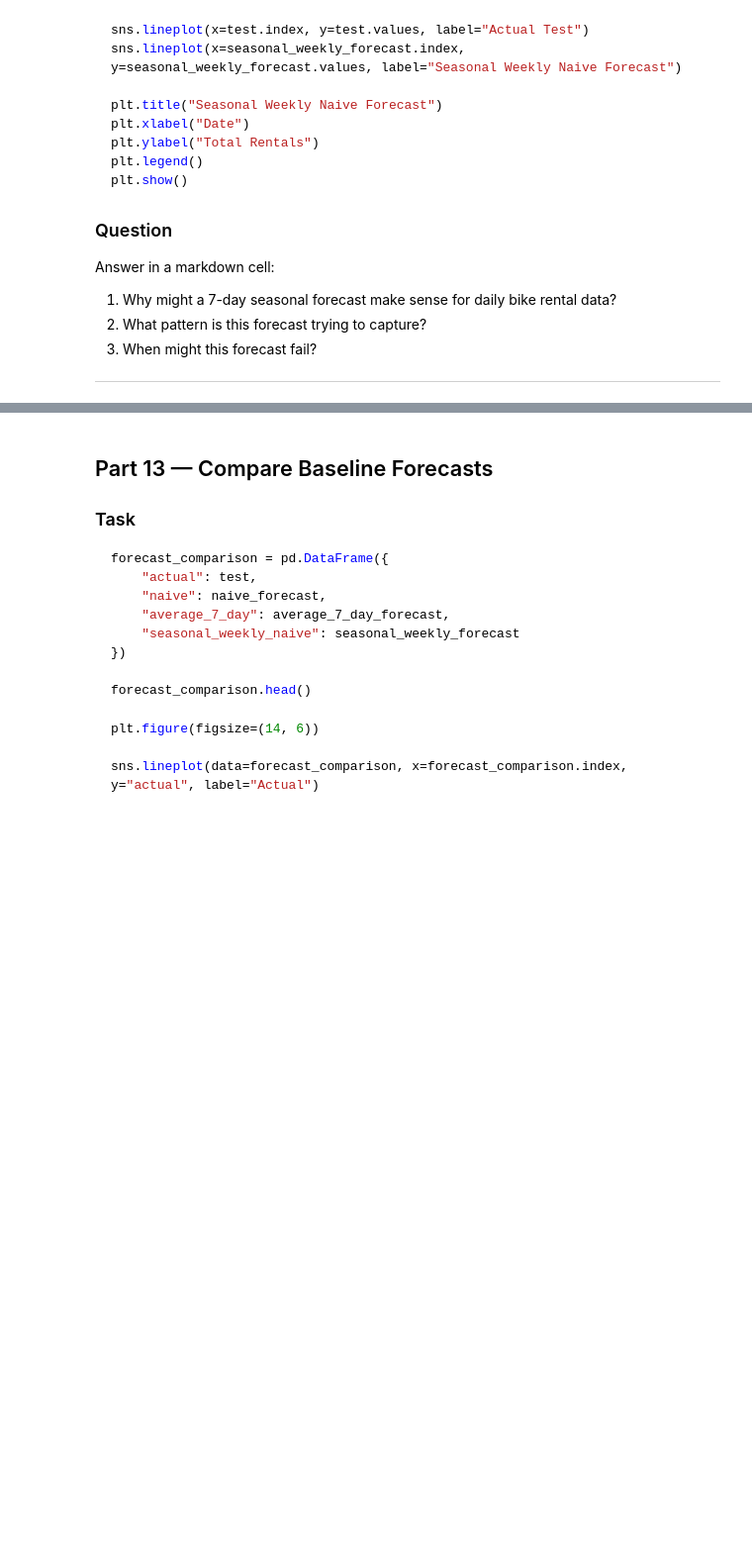
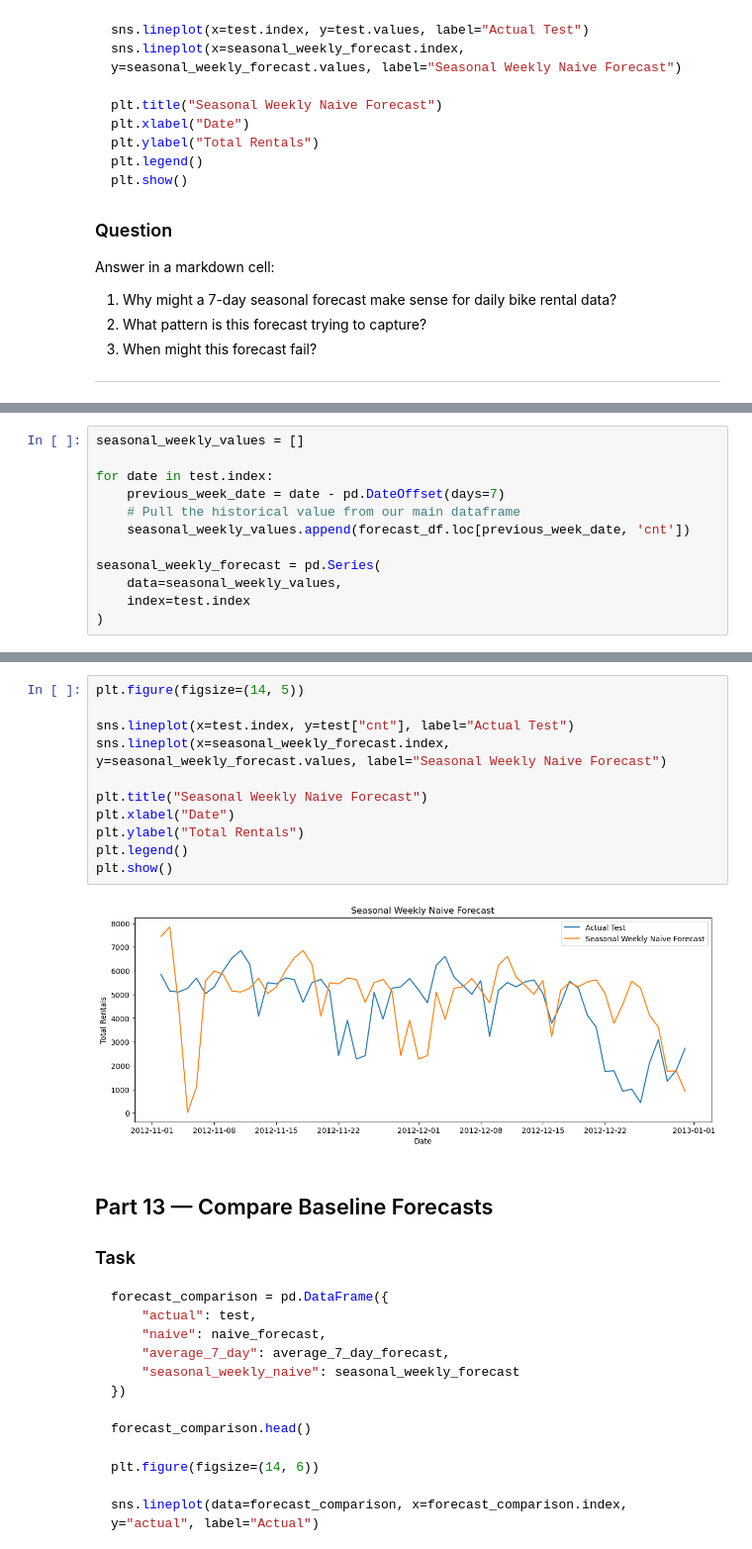
Before and after one commit to GregConfessore/lab-13-time-series, a Jupyter notebook: notebooks/starter-code.ipynb, the cells around one changed output, grey strips where cells are left out. Shown at 99% size. Drawn from its saved outputs; the diff is of its cells as text; blank space fills up the shorter version.

```diff
--- a/notebooks/starter-code.ipynb
+++ b/notebooks/starter-code.ipynb
@@ -800,0 +1023,12 @@ Answer in a markdown cell:
+# %%
+seasonal_weekly_values = []
+
+for date in test.index:
+    previous_week_date = date - pd.DateOffset(days=7)
+    # Pull the historical value from our main dataframe
+    seasonal_weekly_values.append(forecast_df.loc[previous_week_date, 'cnt'])
+
+seasonal_weekly_forecast = pd.Series(
+    data=seasonal_weekly_values,
+    index=test.index
+)
@@ -801,3 +1050,16 @@ Answer in a markdown cell:
+# %%
+plt.figure(figsize=(14, 5))
+
+sns.lineplot(x=test.index, y=test["cnt"], label="Actual Test")
+sns.lineplot(x=seasonal_weekly_forecast.index, y=seasonal_weekly_forecast.values, label="Seasonal Weekly Naive Forecast")
+
+plt.title("Seasonal Weekly Naive Forecast")
+plt.xlabel("Date")
+plt.ylabel("Total Rentals")
+plt.legend()
+plt.show()
+# %% [output]
+[figure, added]
 # %% [markdown]
 ## Part 13 — Compare Baseline Forecasts
 
```
Also changed, not shown: parts of 40 cells of this notebook.
